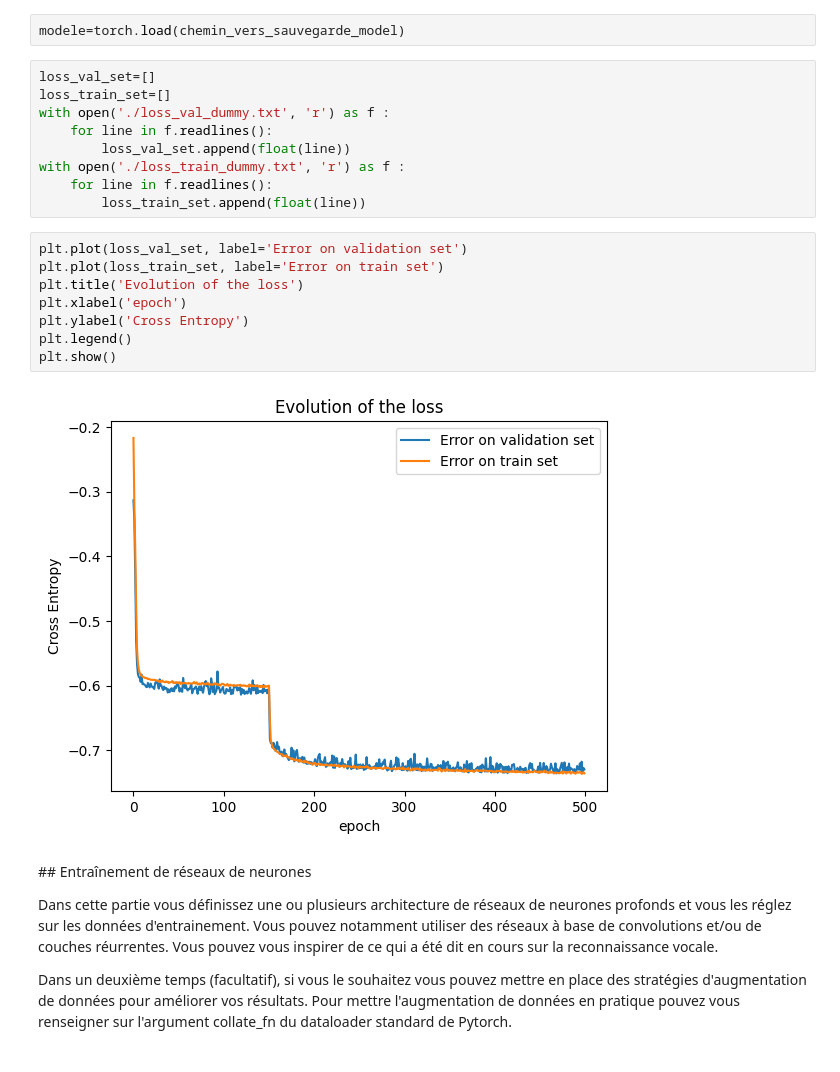
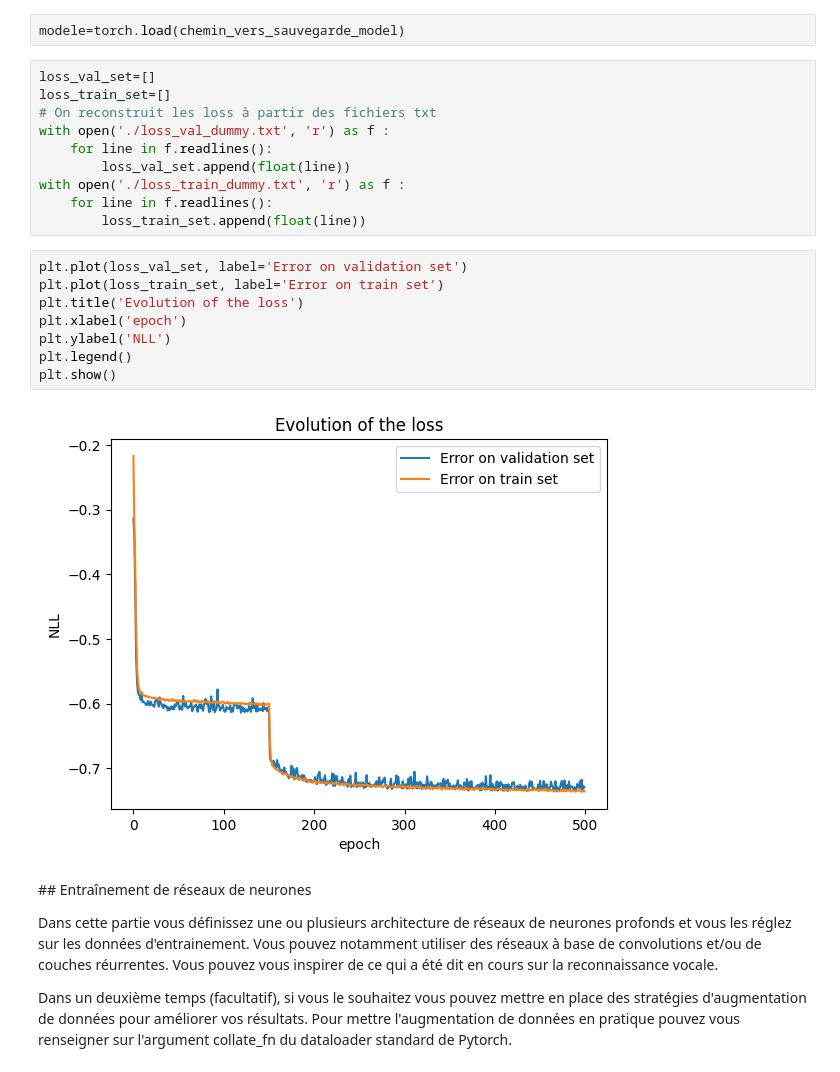
Before and after one commit to gregoirebechade/MVA_bis, a Jupyter notebook: signal_processing/TP3/dlts_tp3.ipynb, the cells around one changed output. Cells and saved outputs as stored; diff of their text form.

```diff
--- a/signal_processing/TP3/dlts_tp3.ipynb
+++ b/signal_processing/TP3/dlts_tp3.ipynb
@@ -450,6 +431,7 @@ modele=torch.load(chemin_vers_sauvegarde_model)
 # %%
 loss_val_set=[]
 loss_train_set=[]
+# On reconstruit les loss à partir des fichiers txt
 with open('./loss_val_dummy.txt', 'r') as f :
     for line in f.readlines():
         loss_val_set.append(float(line))
@@ -459,13 +441,13 @@ with open('./loss_train_dummy.txt', 'r') as f :
 # %%
 plt.plot(loss_val_set, label='Error on validation set')
 plt.plot(loss_train_set, label='Error on train set')
 plt.title('Evolution of the loss')
 plt.xlabel('epoch')
-plt.ylabel('Cross Entropy')
+plt.ylabel('NLL')
 plt.legend()
 plt.show()
 # %% [output]
-[figure, old version]
+[figure, new version]
 # %% [markdown]
 ## Entraînement de réseaux de neurones
 
```
Also changed, not shown: parts of 13 cells of this notebook.
